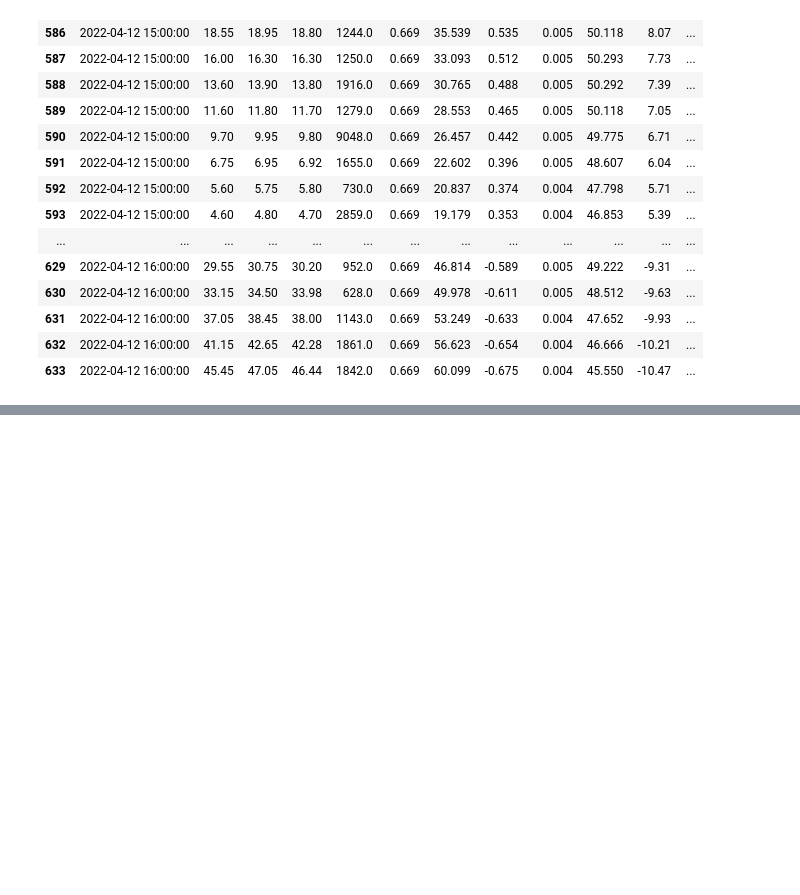
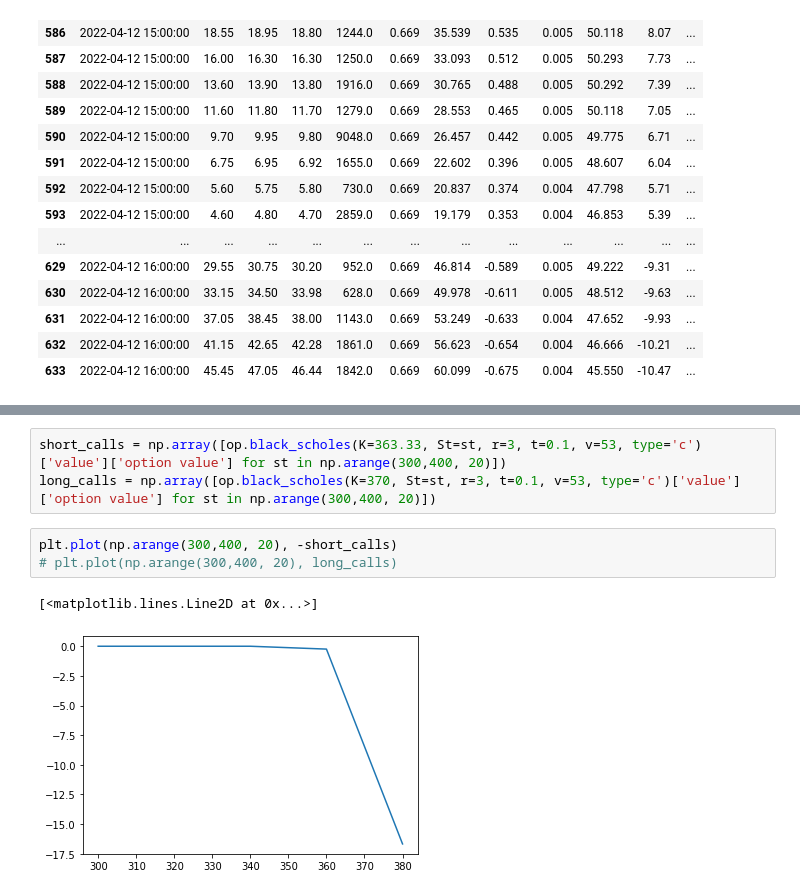
Before and after one commit to RupertDodkins/options_backtest, a Jupyter notebook: notebooks/greeks_from_QC-backtest.ipynb, the cells around one changed output, grey strips where cells are left out. Drawn from its saved outputs; the diff is of its cells as text; blank space fills up the shorter version.

```diff
--- a/notebooks/greeks_from_QC-backtest.ipynb
+++ b/notebooks/greeks_from_QC-backtest.ipynb
@@ -178,0 +172,9 @@ plot_line(df, value='beta', show_afterhours=False)
+# %%
+short_calls = np.array([op.black_scholes(K=363.33, St=st, r=3, t=0.1, v=53, type='c')['value']['option value'] for st in np.arange(300,400, 20)])
+long_calls = np.array([op.black_scholes(K=370, St=st, r=3, t=0.1, v=53, type='c')['value']['option value'] for st in np.arange(300,400, 20)])
+# %%
+plt.plot(np.arange(300,400, 20), -short_calls)
+# plt.plot(np.arange(300,400, 20), long_calls)
+# %% [output]
+[<matplotlib.lines.Line2D at 0x...>]
+[figure, added]
```
Also changed, not shown: parts of 24 cells of this notebook.
